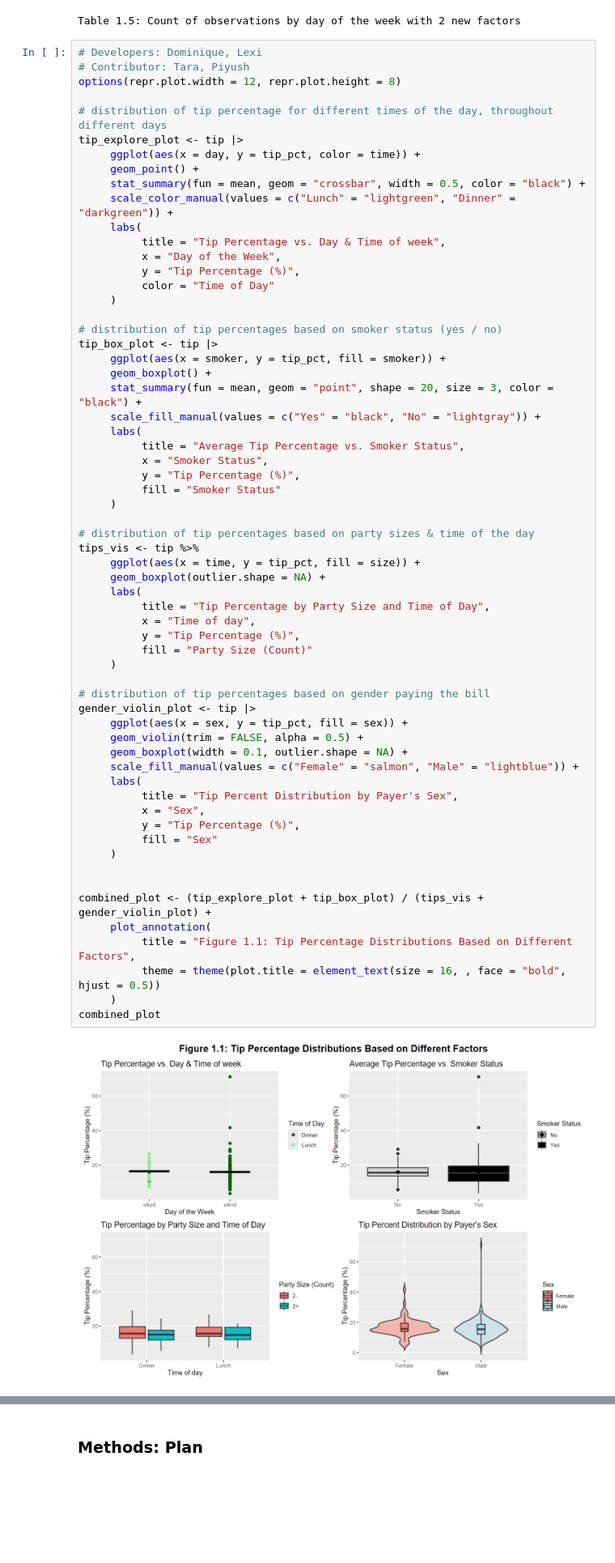
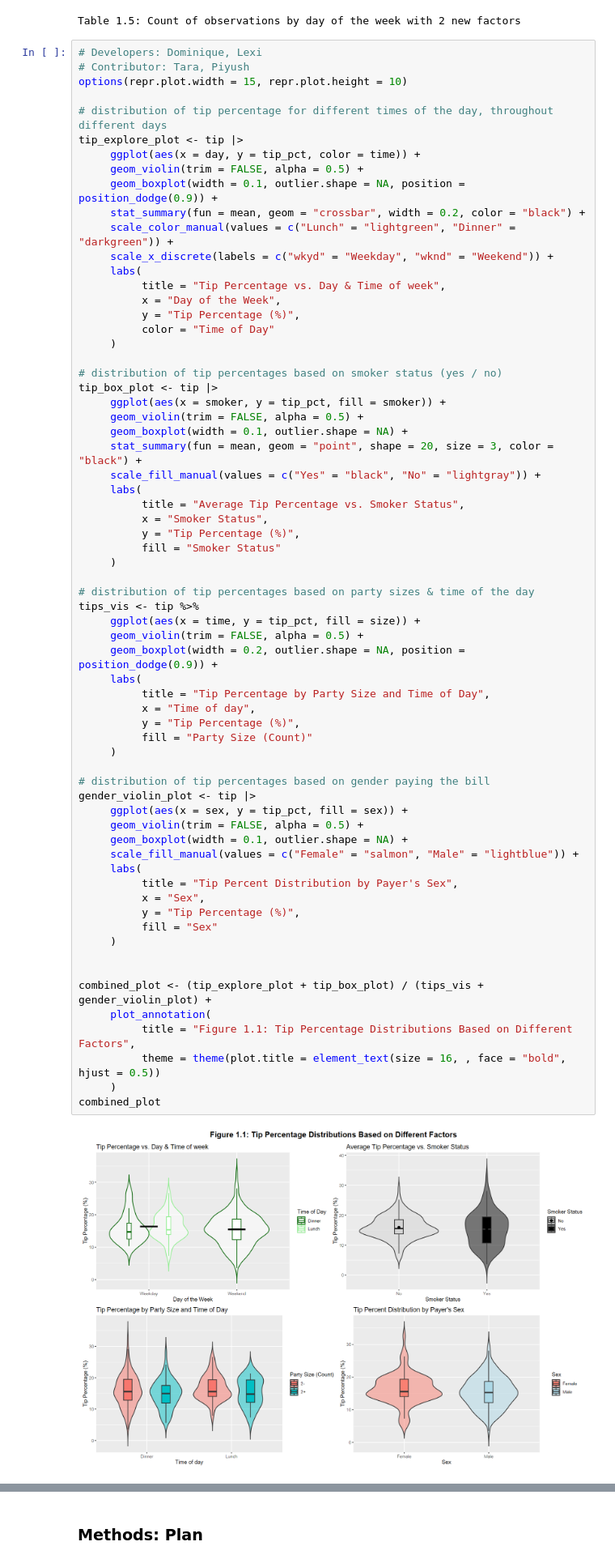
Before and after one commit to lllexiliang/stat301-final-project, a Jupyter notebook: final_project.ipynb, the cells around one changed output, grey strips where cells are left out. Shown: that part at 81% size. Drawn from its saved outputs; the diff is of its cells as text; blank space fills up the shorter version.

Commit message:
Fixed Figure 1 as needed.

```diff
--- a/final_project.ipynb
+++ b/final_project.ipynb
@@ -160,14 +178,16 @@ Table 1.5: Count of observations by day of the week with 2 new factors
 # %%
 # Developers: Dominique, Lexi
 # Contributor: Tara, Piyush
-options(repr.plot.width = 12, repr.plot.height = 8)
+options(repr.plot.width = 15, repr.plot.height = 10)
 
 # distribution of tip percentage for different times of the day, throughout different days
 tip_explore_plot <- tip |>
      ggplot(aes(x = day, y = tip_pct, color = time)) +
-     geom_point() +
-     stat_summary(fun = mean, geom = "crossbar", width = 0.5, color = "black") +
+     geom_violin(trim = FALSE, alpha = 0.5) +
+     geom_boxplot(width = 0.1, outlier.shape = NA, position = position_dodge(0.9)) +
+     stat_summary(fun = mean, geom = "crossbar", width = 0.2, color = "black") +
      scale_color_manual(values = c("Lunch" = "lightgreen", "Dinner" = "darkgreen")) +
+     scale_x_discrete(labels = c("wkyd" = "Weekday", "wknd" = "Weekend")) +
      labs(
           title = "Tip Percentage vs. Day & Time of week",
           x = "Day of the Week",
@@ -178,7 +198,8 @@ tip_explore_plot <- tip |>
 # distribution of tip percentages based on smoker status (yes / no)
 tip_box_plot <- tip |>
      ggplot(aes(x = smoker, y = tip_pct, fill = smoker)) +
-     geom_boxplot() +
+     geom_violin(trim = FALSE, alpha = 0.5) +
+     geom_boxplot(width = 0.1, outlier.shape = NA) +
      stat_summary(fun = mean, geom = "point", shape = 20, size = 3, color = "black") +
      scale_fill_manual(values = c("Yes" = "black", "No" = "lightgray")) +
      labs(
@@ -191,36 +212,37 @@ tip_box_plot <- tip |>
 # distribution of tip percentages based on party sizes & time of the day
 tips_vis <- tip %>%
      ggplot(aes(x = time, y = tip_pct, fill = size)) +
-     geom_boxplot(outlier.shape = NA) +
+     geom_violin(trim = FALSE, alpha = 0.5) +
+     geom_boxplot(width = 0.2, outlier.shape = NA, position = position_dodge(0.9)) +
      labs(
           title = "Tip Percentage by Party Size and Time of Day",
           x = "Time of day",
           y = "Tip Percentage (%)",
           fill = "Party Size (Count)"
      )
 
 # distribution of tip percentages based on gender paying the bill
 gender_violin_plot <- tip |>
      ggplot(aes(x = sex, y = tip_pct, fill = sex)) +
      geom_violin(trim = FALSE, alpha = 0.5) +
      geom_boxplot(width = 0.1, outlier.shape = NA) +
      scale_fill_manual(values = c("Female" = "salmon", "Male" = "lightblue")) +
      labs(
           title = "Tip Percent Distribution by Payer's Sex",
           x = "Sex",
           y = "Tip Percentage (%)",
           fill = "Sex"
      )
 
 
 combined_plot <- (tip_explore_plot + tip_box_plot) / (tips_vis + gender_violin_plot) +
      plot_annotation(
           title = "Figure 1.1: Tip Percentage Distributions Based on Different Factors",
           theme = theme(plot.title = element_text(size = 16, , face = "bold", hjust = 0.5))
      )
 combined_plot
 # %% [output]
-[figure, old version]
+[figure, new version]
 # %% [markdown]
 **Observations**:
 - Higher number of financial transactions happened on weekend during dinner hours.
```
Also changed, not shown: parts of 2 cells of this notebook.
